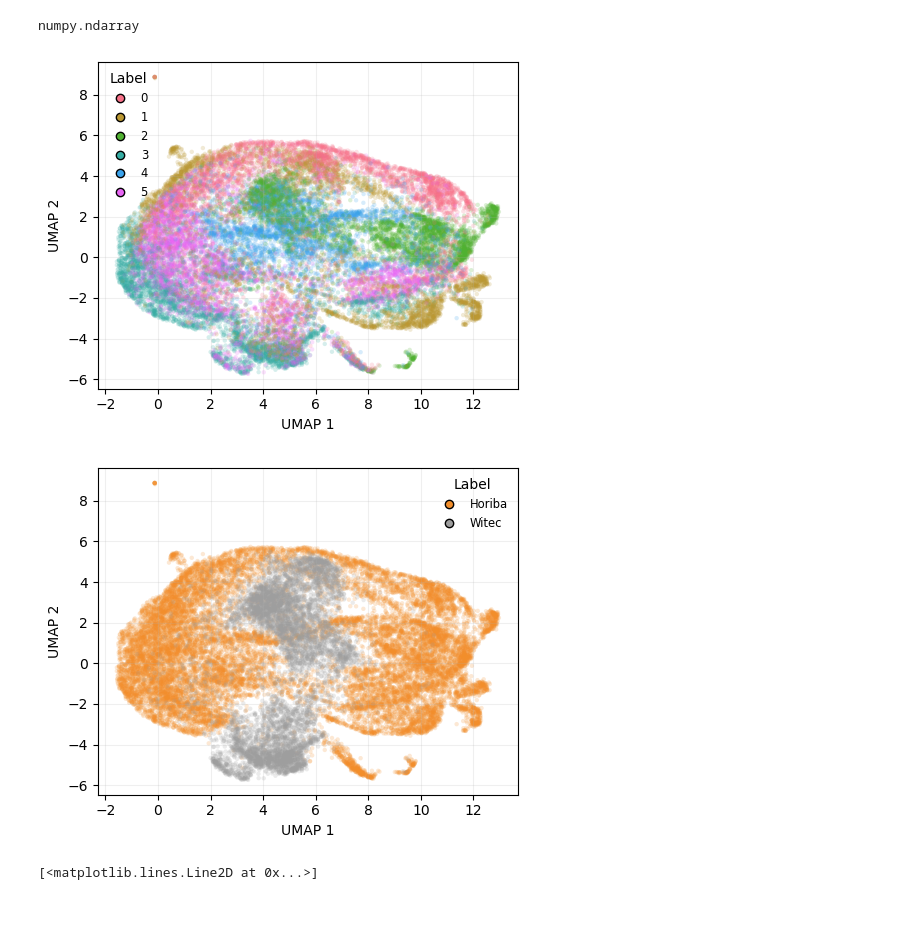
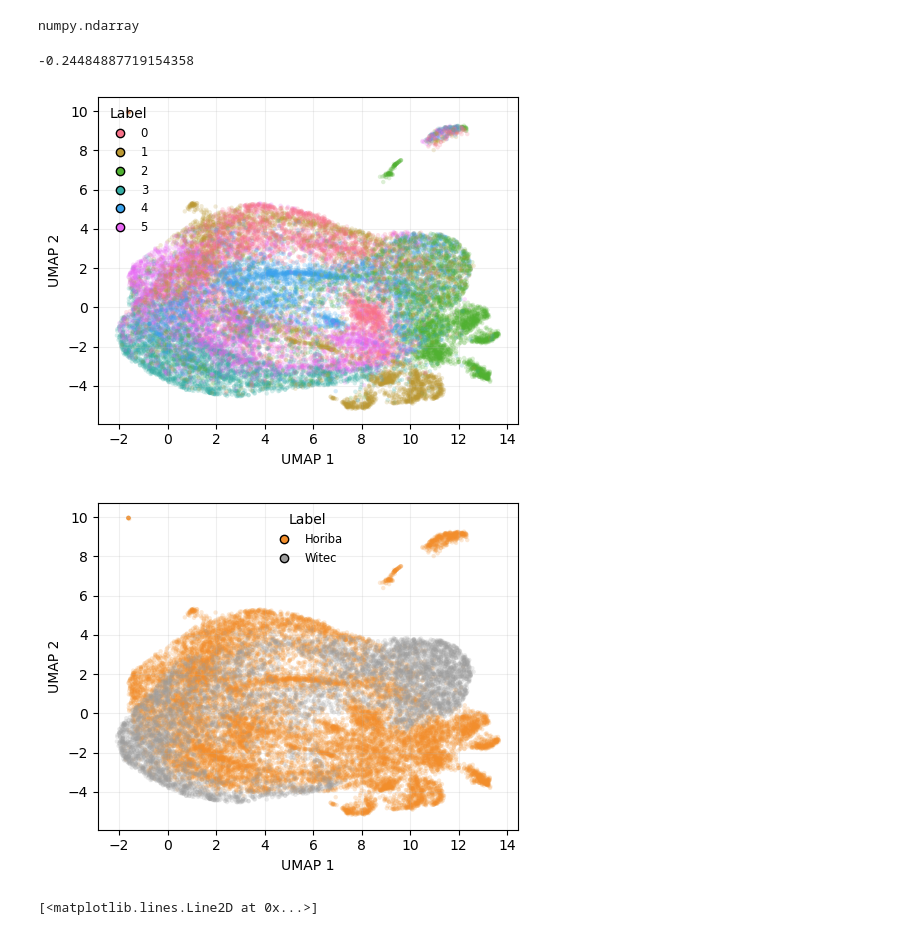
Before and after one commit to QIBEBT-SCC/VADER, a Jupyter notebook: Check_instrument.ipynb, the cells around one changed output. Cells and saved outputs as stored; diff of their text form; code cells hidden in the pictures.

```diff
--- a/Check_instrument.ipynb
+++ b/Check_instrument.ipynb
@@ -180,7 +180,8 @@ import numpy as np
 import matplotlib.pyplot as plt
 from scipy.optimize import linear_sum_assignment
 
-cost = np.linalg.norm(S_h - S_w, axis=2)
+S_h = S_w = S_t
+cost = np.linalg.norm(S_h[:,np.newaxis] - S_w[np.newaxis,:], axis=2)
 row_ind, col_ind = linear_sum_assignment(cost)
 
 # plot stacked matches
@@ -321,6 +336,10 @@ S_h_change[change_S,:] = S_w_change[change_S,:]
 S_w_change[change_S,:] = S_h[change_S,:]
 Mod_Horiba = np.matmul(z_h, S_w_change[col_ind,:])
 Mod_Witec = np.matmul(z_w[:,col_ind], S_h_change)
+# %%
+z_h_matched.min()
+# %% [output]
+-0.24484887719154358
 # %%
 Mod_Horiba = np.matmul(z_h, S_w[col_ind,:])
 Mod_Witec = np.matmul(z_w[:,col_ind], S_h)
@@ -330,27 +349,27 @@ np.save('../Augmentation/Cross-instrument/Generate_Spec/Mod_Witec.npy',Mod_Witec
 # %%
 # Show datasets
 import umap
 from sklearn.decomposition import PCA
 import numpy as np
 import os
 
 # X_Mod = np.vstack((X_horiba, Mod_Witec))
 # X_Mod = np.vstack((Mod_Horiba, X_witec))
 # X_Mod = np.vstack((X_horiba, X_witec))
 Y_Mod = np.hstack((y_horiba, y_witec))
 Y_Mod_instru = np.array(['Horiba'] * X_horiba.shape[0] + ['Witec'] * X_witec.shape[0] )
 
 pca = PCA(n_components=20)
-X_pca = pca.fit_transform(np.vstack((X_horiba,Mod_Witec)))
+X_pca = pca.fit_transform(np.vstack((Mod_Horiba,X_witec)))
 
 umap_reducer = umap.UMAP( n_components=2, n_neighbors=50,  min_dist=0.01, spread=1, metric='cosine', random_state=42, a = 0.9922, b = 1.112)
 z_umap = umap_reducer.fit_transform(X_pca)
 
 plot_UMAP( z_umap, Y_Mod, os.path.join('/mnt/sda/gene/zhangym/VADER/VADER/Test_MCREC/1219_Test_Model', 'Umap_Finetune_Test.png') , width = 5, height = 4)
 plot_UMAP( z_umap, Y_Mod_instru, os.path.join('/mnt/sda/gene/zhangym/VADER/VADER/Test_MCREC/1219_Test_Model', 'Umap_Finetune_Test.png') , width = 5, height = 4)
 # %% [output]
-[figure, old version]
+[figure, new version]
-[figure, old version]
+[figure, new version]
 # %%
 plt.plot(wave, S_h[5])
 # %% [output]
```
Also changed, not shown: parts of 6 cells of this notebook, 8 other files.
